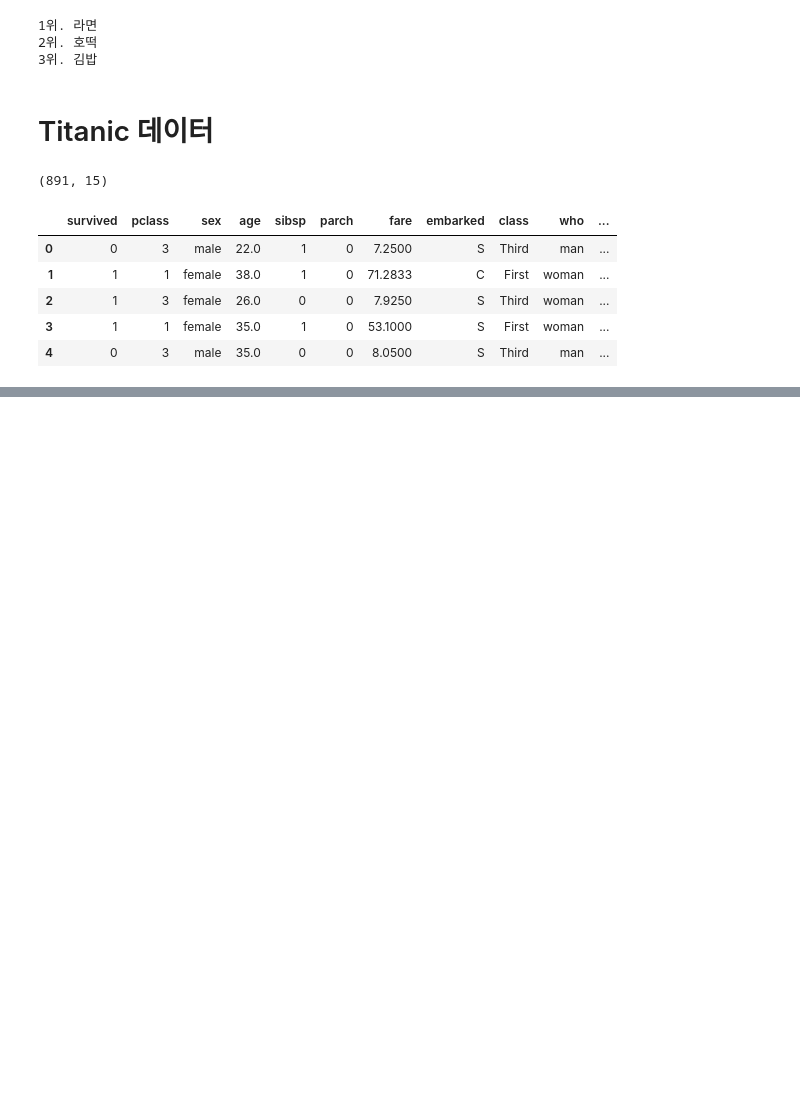
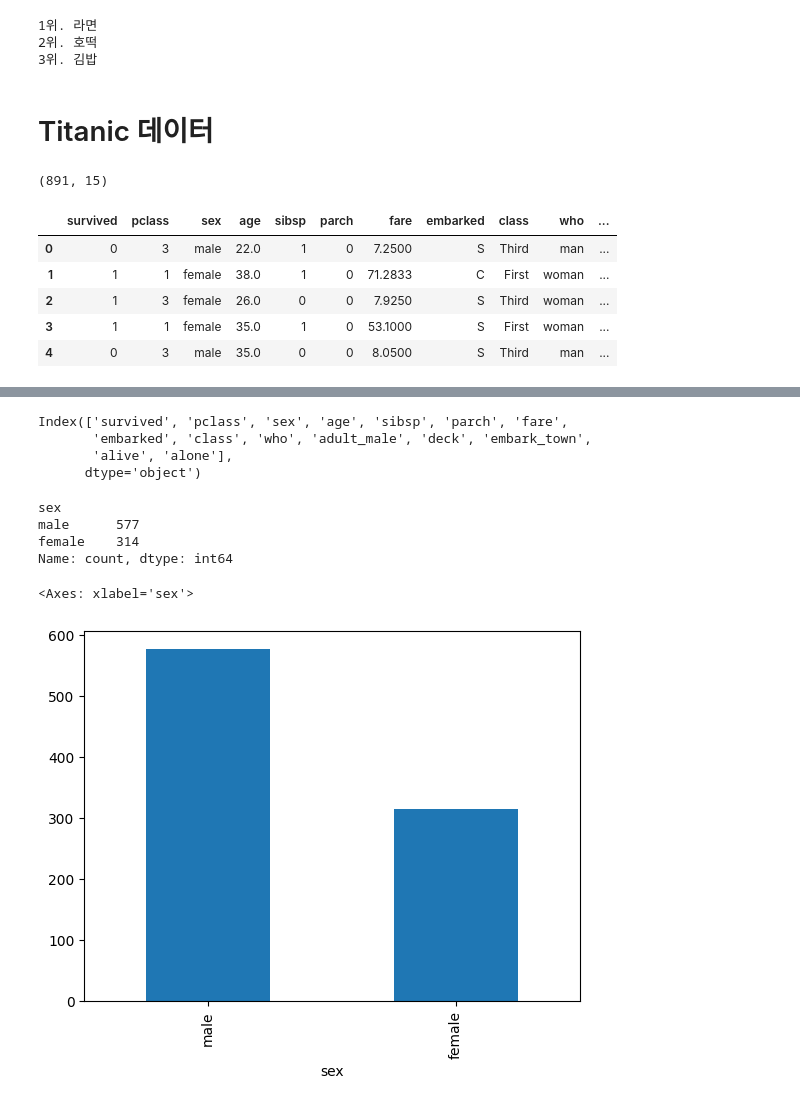
Before and after one commit to pyhub-camp/abc-bootcamp-202510, a Jupyter notebook: 데이터분석/파이썬 실습 #2.ipynb, the cells around one changed output, grey strips where cells are left out. Saved outputs shown, nothing was run; the diff lists cells and outputs as text; code cells hidden in the pictures; blank space fills up the shorter version.

```diff
--- a/데이터분석/파이썬 실습 #2.ipynb
+++ b/데이터분석/파이썬 실습 #2.ipynb
@@ -263,0 +279,19 @@ titanic_df.head()
+# %%
+titanic_df.columns
+# %% [output]
+Index(['survived', 'pclass', 'sex', 'age', 'sibsp', 'parch', 'fare',
+       'embarked', 'class', 'who', 'adult_male', 'deck', 'embark_town',
+       'alive', 'alone'],
+      dtype='object')
+# %%
+titanic_df.value_counts("sex")  # 반환값이 Series (1차원 데이터)
+# %% [output]
+sex
+male      577
+female    314
+Name: count, dtype: int64
+# %%
+titanic_df.value_counts("sex").plot(kind="bar")  # 차트 생성 요청 (디폴트: line)
+# %% [output]
+<Axes: xlabel='sex'>
+[figure, added]
```
Also changed, not shown: parts of 3 cells of this notebook.
